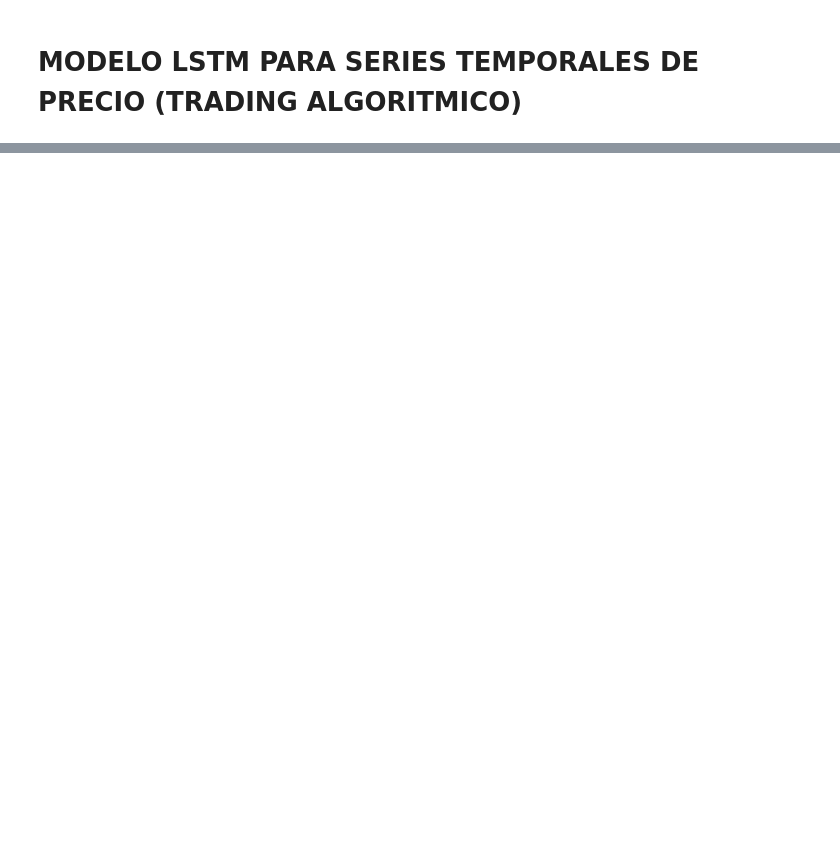
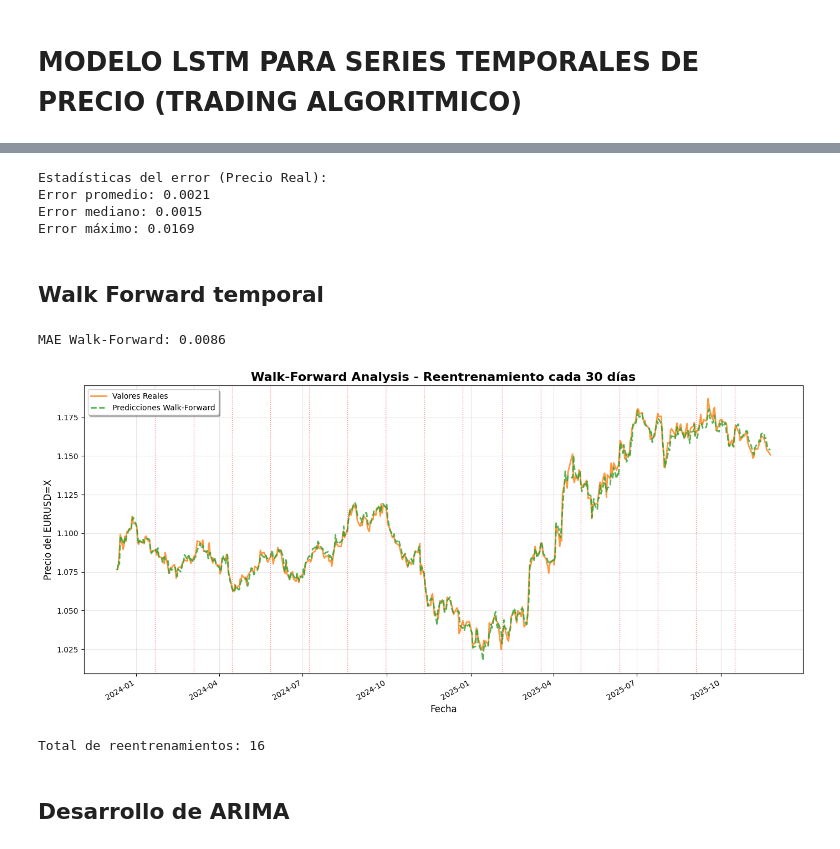
Before and after one commit to daparohe/Closing-Price-Prediction-LSTM, a Jupyter notebook: LSTM_TA.ipynb, the cells around one changed output, grey strips where cells are left out. Cells and saved outputs as stored; diff of their text form; code cells hidden in the pictures; blank space fills up the shorter version.

```diff
--- a/LSTM_TA.ipynb
+++ b/LSTM_TA.ipynb
@@ -465,0 +243,66 @@ Error mínimo: 0.0000
+# %%
+error_real = np.abs(valores_reales - predicciones_reales)
+print("\nEstadísticas del error (Precio Real):",f"Error promedio: {error_real.mean():.4f}",f"Error mediano: {np.median(error_real):.4f}",f"Error máximo: {error_real.max():.4f}",sep="\n")
+# %% [output]
+Estadísticas del error (Precio Real):
+Error promedio: 0.0021
+Error mediano: 0.0015
+Error máximo: 0.0169
+# %% [markdown]
+## Walk Forward temporal
+# %%
+from tensorflow.keras.models import clone_model
+
+ventana_reentrenamiento = 30
+predicciones_walk_forward = []
+valores_reales_walk_forward = []
+
+modelo_wf = clone_model(modelo)
+modelo_wf.set_weights(modelo.get_weights())
+modelo_wf.compile(optimizer='adam', loss='mse', metrics=['mae'])
+
+for i in range(len(X_prueba)):
+    prediccion = modelo_wf.predict(X_prueba[i:i+1], verbose=0)
+    predicciones_walk_forward.append(prediccion[0, 0])
+    valores_reales_walk_forward.append(y_prueba[i])
+
+    if (i + 1) % ventana_reentrenamiento == 0 and i < len(X_prueba) - 1:
+        X_nuevo = np.vstack([X_entrenamiento, X_prueba[:i+1]])
+        y_nuevo = np.concatenate([y_entrenamiento, y_prueba[:i+1]])
+        modelo_wf.fit(X_nuevo, y_nuevo, epochs=3, batch_size=32, verbose=0)
+
+predicciones_walk_forward = np.array(predicciones_walk_forward)
+valores_reales_walk_forward = np.array(valores_reales_walk_forward)
+
+mae_wf = mean_absolute_error(valores_reales_walk_forward, predicciones_walk_forward)
+print(f"MAE Walk-Forward: {mae_wf:.4f}")
+# %% [output]
+MAE Walk-Forward: 0.0086
+# %%
+predicciones_wf_reales = des_escalar(predicciones_walk_forward, escalador, indice_columna_precio)
+valores_wf_reales = des_escalar(valores_reales_walk_forward, escalador, indice_columna_precio)
+fechas_wf = df.index[ventana_tiempo + len(valores_entrenamiento):ventana_tiempo + len(valores_entrenamiento) + len(valores_wf_reales)]
+
+plt.figure(figsize=(14, 7))
+plt.plot(fechas_wf, valores_wf_reales, label='Valores Reales', color='#ff7f0e', linewidth=2, alpha=0.8)
+plt.plot(fechas_wf, predicciones_wf_reales, label='Predicciones Walk-Forward', color='#2ca02c', linewidth=2, linestyle='--', alpha=0.8)
+
+for i in range(0, len(fechas_wf), ventana_reentrenamiento):
+    if i > 0:
+        plt.axvline(x=fechas_wf[i], color='red', linestyle=':', linewidth=1, alpha=0.5)
+
+plt.title('Walk-Forward Analysis - Reentrenamiento cada ' + str(ventana_reentrenamiento) + ' días', fontsize=16, fontweight='bold')
+plt.xlabel('Fecha', fontsize=12)
+plt.ylabel('Precio del EURUSD=X', fontsize=12)
+plt.legend(loc='upper left', frameon=True, shadow=True)
+plt.grid(True, alpha=0.3)
+plt.tight_layout()
+plt.gcf().autofmt_xdate()
+plt.show()
+
+print(f"Total de reentrenamientos: {len(predicciones_walk_forward) // ventana_reentrenamiento}")
+# %% [output]
+[figure, added]
+Total de reentrenamientos: 16
+# %% [markdown]
+## Desarrollo de ARIMA
```
Also changed, not shown: parts of 40 cells of this notebook.
